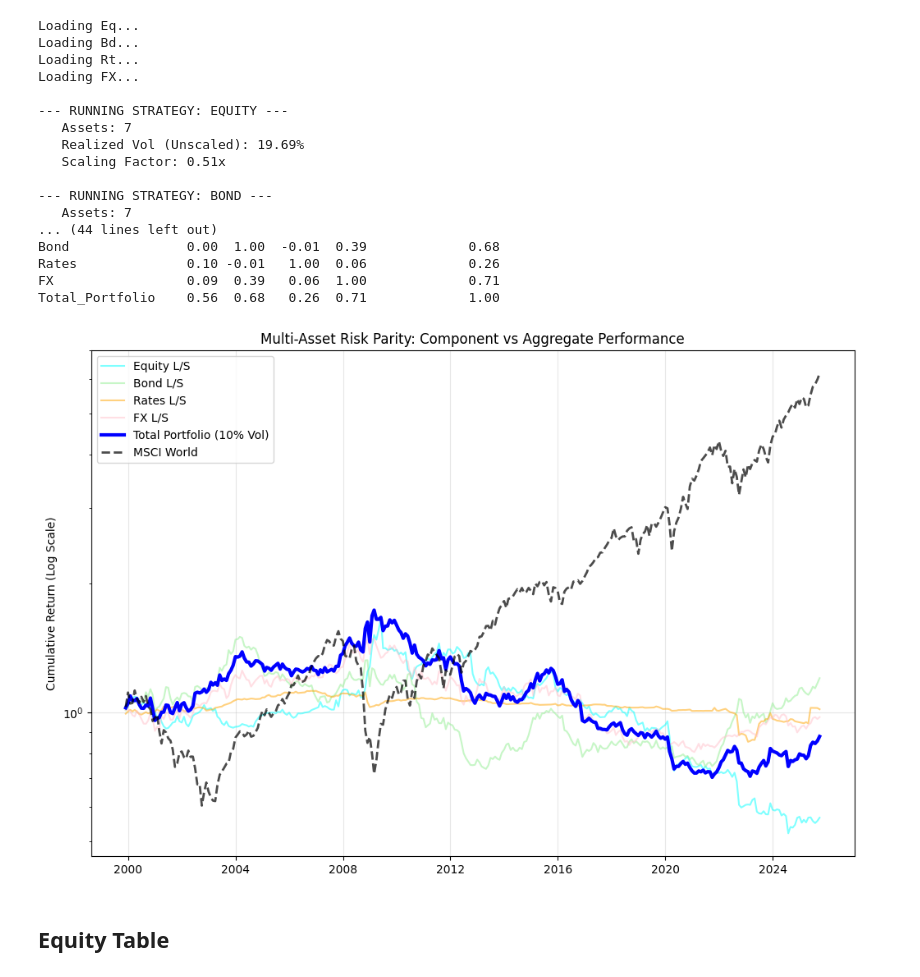
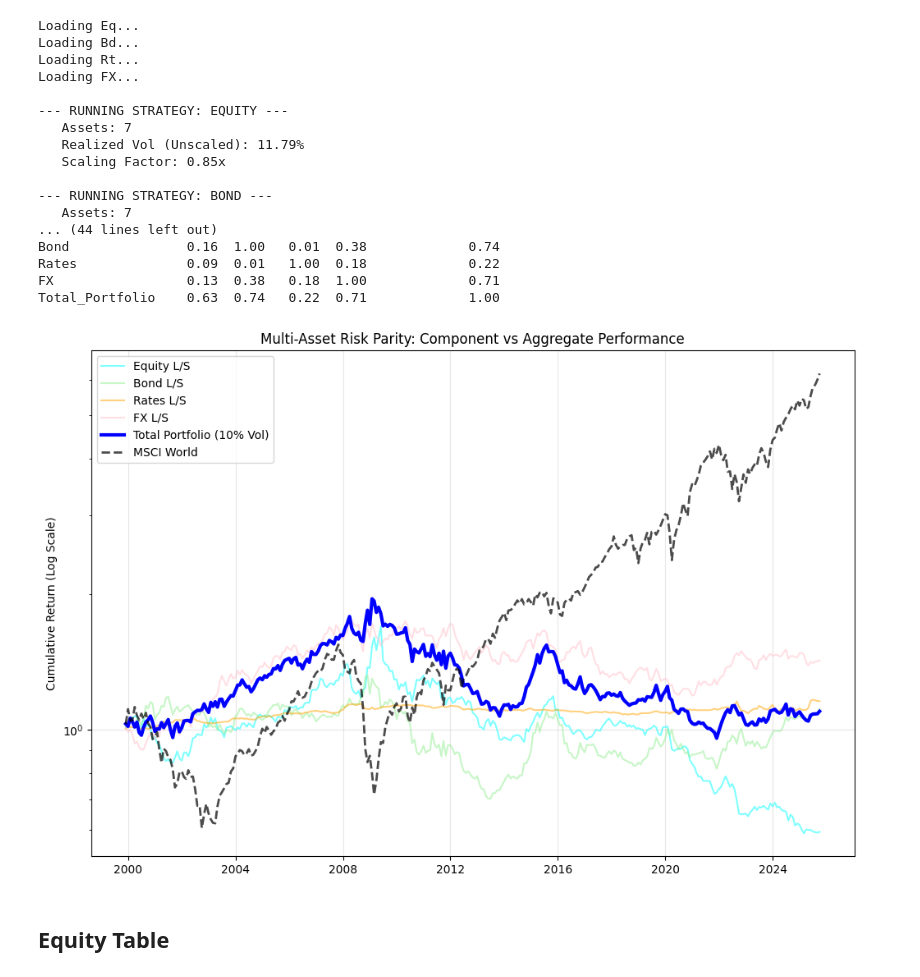
Before and after one commit to DanUZH/PMP_December_8, a Jupyter notebook: Code/trend_following.ipynb, the cells around one changed output. Saved outputs shown, nothing was run; the diff lists cells and outputs as text; code cells hidden in the pictures.

```diff
--- a/Code/trend_following.ipynb
+++ b/Code/trend_following.ipynb
@@ -48,14 +48,14 @@ DATA_PATH = '../Data/'
 # Strategy Parameters
 MOMENTUM_LOOKBACKS = [1, 3, 12]  # Months for signal generation
 SIGNAL_LAG = 1                   # Lag to apply to signal
-K_SELECT = 1                     # Number of assets to select (CS Momentum)
+K_SELECT = 3                     # Number of assets to select (CS Momentum)
 MIN_ASSETS = 4                   # Min assets required to trade
 
 # Risk Management & Costs
 RF_ANNUAL = 0.02                 # Assumed risk-free rate (2%)
 T_COST_BPS = 0.0000              # Transaction costs (10 basis points)
 MAX_SCALAR_STRATEGY = 3.0        # Max leverage cap for individual asset class
-MAX_SCALAR_PORTFOLIO = 2.0       # Max leverage cap for final aggregated portfolio
+MAX_SCALAR_PORTFOLIO = 3.0       # Max leverage cap for final aggregated portfolio
 
 # Time & Frequency
 ANNUALIZATION_FACTOR = 12
@@ -262,40 +262,40 @@ cum_bench = (1 + bm_aligned).cumprod()
 
 plt.figure(figsize=(12, 8))
 colors = ['cyan', 'lightgreen', 'orange', 'pink']
 
 # Plot Components
 for i, col in enumerate(df_strategies.columns):
     plt.plot(cum_all[col], label=f"{col} L/S", alpha=0.5, linewidth=1.5, color=colors[i])
 
 # Plot Total & Benchmark
 plt.plot(cum_all['Total_Portfolio'], label=f"Total Portfolio ({VOL_TARGET:.0%} Vol)", color="blue", linewidth=3)
 plt.plot(cum_bench, label="MSCI World", color="black", linestyle="--", linewidth=2, alpha=0.7)
 
 plt.title("Multi-Asset Risk Parity: Component vs Aggregate Performance")
 plt.ylabel("Cumulative Return (Log Scale)")
 plt.yscale("log")
 plt.legend()
 plt.grid(True, alpha=0.3)
 plt.show()
 # %% [output]
 Loading Eq...
 Loading Bd...
 Loading Rt...
 Loading FX...
 
 --- RUNNING STRATEGY: EQUITY ---
    Assets: 7
-   Realized Vol (Unscaled): 19.69%
-   Scaling Factor: 0.51x
+   Realized Vol (Unscaled): 11.79%
+   Scaling Factor: 0.85x
 
 --- RUNNING STRATEGY: BOND ---
    Assets: 7
 ... (44 lines left out)
-Bond               0.00  1.00  -0.01  0.39             0.68
-Rates              0.10 -0.01   1.00  0.06             0.26
-FX                 0.09  0.39   0.06  1.00             0.71
-Total_Portfolio    0.56  0.68   0.26  0.71             1.00
+Bond               0.16  1.00   0.01  0.38             0.74
+Rates              0.09  0.01   1.00  0.18             0.22
+FX                 0.13  0.38   0.18  1.00             0.71
+Total_Portfolio    0.63  0.74   0.22  0.71             1.00
-[figure, old version]
+[figure, new version]
 # %% [markdown]
 ## Equity Table
 # %%
```
